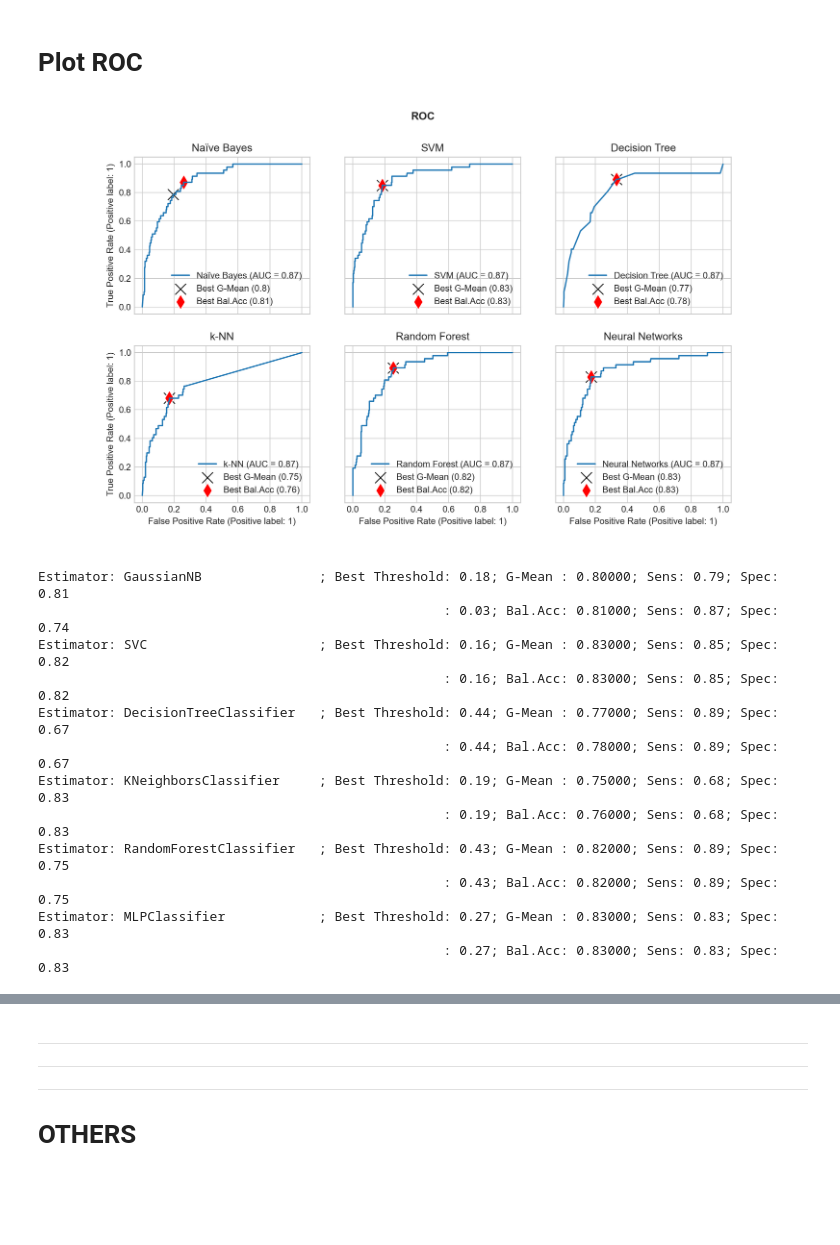
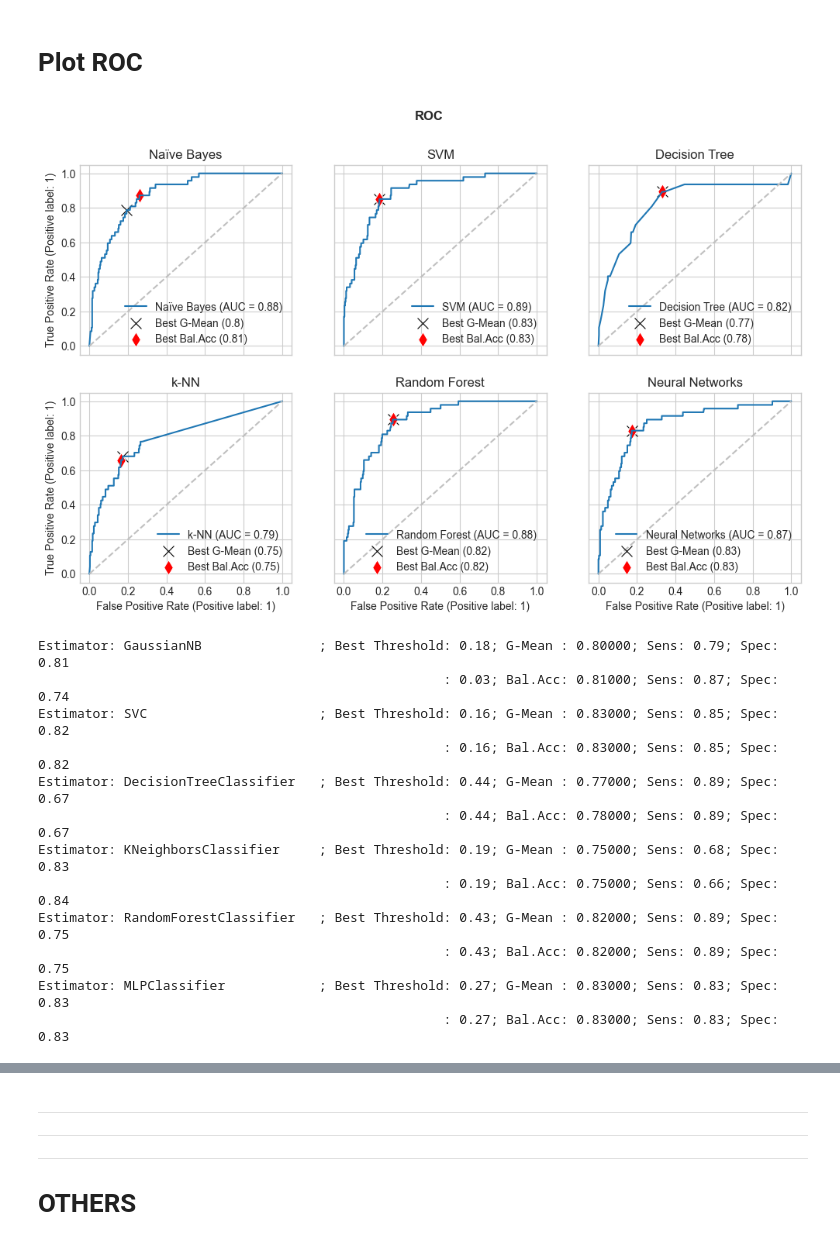
Before and after one commit to fabianopapaiz/als_prognosis_using_ensemble_imbalance, a Jupyter notebook: 05_Train_Validate_Models/05.10.1 - Single-Model Scenario - Train Models using Grid Search.ipynb, the cells around one changed output, grey strips where cells are left out. Cells and saved outputs as stored; diff of their text form; code cells hidden in the pictures; blank space fills up the shorter version.

```diff
--- a/05_Train_Validate_Models/05.10.1 - Single-Model Scenario - Train Models using Grid Search.ipynb
+++ b/05_Train_Validate_Models/05.10.1 - Single-Model Scenario - Train Models using Grid Search.ipynb
@@ -87,7 +84,7 @@ kfold = utils_exec_models.get_kfold_splits()
 param_grid = []
 
 TESTING = True
-# TESTING = False
+TESTING = False
 
 # utils_exec_models.create_models_SVM_grid(param_grid, testing=TESTING)
 # utils_exec_models.create_models_NB_grid(param_grid, testing=TESTING)
@@ -99,12 +96,14 @@ TESTING = True
 #display(param_grid)
 
 params_grid = [
-    utils_exec_models.create_models_NB_grid(testing=TESTING),
-    utils_exec_models.create_models_SVM_grid(testing=TESTING),
-    utils_exec_models.create_models_DT_grid(testing=TESTING),
-    utils_exec_models.create_models_kNN_grid(testing=TESTING),
-    utils_exec_models.create_models_RF_grid(testing=TESTING),
-    utils_exec_models.create_models_NN_grid(qty_features=X_train.shape[1], testing=TESTING),
+    utils_exec_models.create_models_GaussianNB_grid_alone(testing=TESTING),
+    utils_exec_models.create_models_ComplementNB_grid_alone(testing=TESTING),
+    utils_exec_models.create_models_SVM_grid_alone(testing=TESTING),
+    utils_exec_models.create_models_DT_grid_alone(testing=TESTING),
+    utils_exec_models.create_models_RF_grid_alone(testing=TESTING),
+    utils_exec_models.create_models_NN_grid_alone(qty_features=X_train.shape[1], testing=TESTING),
+    utils_exec_models.create_models_kNN_grid_alone(testing=TESTING),
+    utils_exec_models.create_models_Radius_kNN_grid_alone(testing=TESTING),
 
 ]
 
@@ -125,7 +124,7 @@ for param_grid in params_grid:
             y=y_train,
             cv=kfold,
             verbose=1,
-            return_train_score=False,
+            return_train_score=True,
             sort_results=False,
             dataset_info='Single-Model',
             features_info='All Features',
@@ -149,7 +148,7 @@ for param_grid in params_grid:
 
     #     clear_output()
 
-        time.sleep(2)
+#         time.sleep(2)
 
 #         break
 
@@ -279,7 +293,7 @@ for estimator_name, precision, recall, thresholds in precision_recall_curve_data
     ix_fscore = np.argmax(fscore)
 
 
-    marker_size = 150
+    marker_size = 100
 
     sns.scatterplot(
         ax=ax,
@@ -391,6 +405,8 @@ axes = [ax1, ax2, ax3, ax4, ax5, ax6]
 
 idx_ax = 0
 for estimator_name, fpr, tpr, thresholds in roc_curve_data:
+
+    roc_auc = sk.metrics.auc(fpr, tpr)
 
     ax = axes[idx_ax]
     disp = sk.metrics.RocCurveDisplay(
@@ -413,7 +429,7 @@ for estimator_name, fpr, tpr, thresholds in roc_curve_data:
 
 
 
-    marker_size = 150
+    marker_size = 100
 
     # G-Mean
     gmeans = np.round(np.sqrt(tpr * (1-fpr)), 2)
@@ -444,6 +460,15 @@ for estimator_name, fpr, tpr, thresholds in roc_curve_data:
         s=marker_size,
         color='red',
         label=f'Best Bal.Acc ({bal_accs[ix_balacc]})',
+    )
+
+    sns.lineplot(
+        ax=ax,
+        x=[0,1],
+        y=[0,1],
+        linestyle='--',
+        color='silver',
+#         label='Random chance'
     )
 
     # increment axis index
@@ -503,34 +528,34 @@ for estimator_name, fpr, tpr, thresholds in roc_curve_data:
     ax1.scatter(
         fpr[ix_gmeans],
         tpr[ix_gmeans],
         marker='o',
         color='black',
     )
 
     # highlight best threshold using Bal.Accuracy
     ax1.scatter(
         fpr[ix_balacc],
         tpr[ix_balacc],
         marker='o',
         color='red',
     )
 
 
 
 g = sns.lineplot(
     x=[0,1],
     y=[0,1],
     ax=ax1,
     linestyle='--',
     label='Random chance'
 )
 
 
 ax1.legend(loc='lower right')
 plt.show()
 plt.close()
 # %% [output]
-[figure, old version]
+[figure, new version]
 Estimator: GaussianNB               ; Best Threshold: 0.18; G-Mean : 0.80000; Sens: 0.79; Spec: 0.81
                                                     : 0.03; Bal.Acc: 0.81000; Sens: 0.87; Spec: 0.74
 Estimator: SVC                      ; Best Threshold: 0.16; G-Mean : 0.83000; Sens: 0.85; Spec: 0.82
@@ -538,7 +563,7 @@ Estimator: SVC                      ; Best Threshold: 0.16; G-Mean : 0.83000; Se
 Estimator: DecisionTreeClassifier   ; Best Threshold: 0.44; G-Mean : 0.77000; Sens: 0.89; Spec: 0.67
                                                     : 0.44; Bal.Acc: 0.78000; Sens: 0.89; Spec: 0.67
 Estimator: KNeighborsClassifier     ; Best Threshold: 0.19; G-Mean : 0.75000; Sens: 0.68; Spec: 0.83
-                                                    : 0.19; Bal.Acc: 0.76000; Sens: 0.68; Spec: 0.83
+                                                    : 0.19; Bal.Acc: 0.75000; Sens: 0.66; Spec: 0.84
 Estimator: RandomForestClassifier   ; Best Threshold: 0.43; G-Mean : 0.82000; Sens: 0.89; Spec: 0.75
                                                     : 0.43; Bal.Acc: 0.82000; Sens: 0.89; Spec: 0.75
 Estimator: MLPClassifier            ; Best Threshold: 0.27; G-Mean : 0.83000; Sens: 0.83; Spec: 0.83
```
Also changed, not shown: parts of 11 cells of this notebook, 3 other files.
